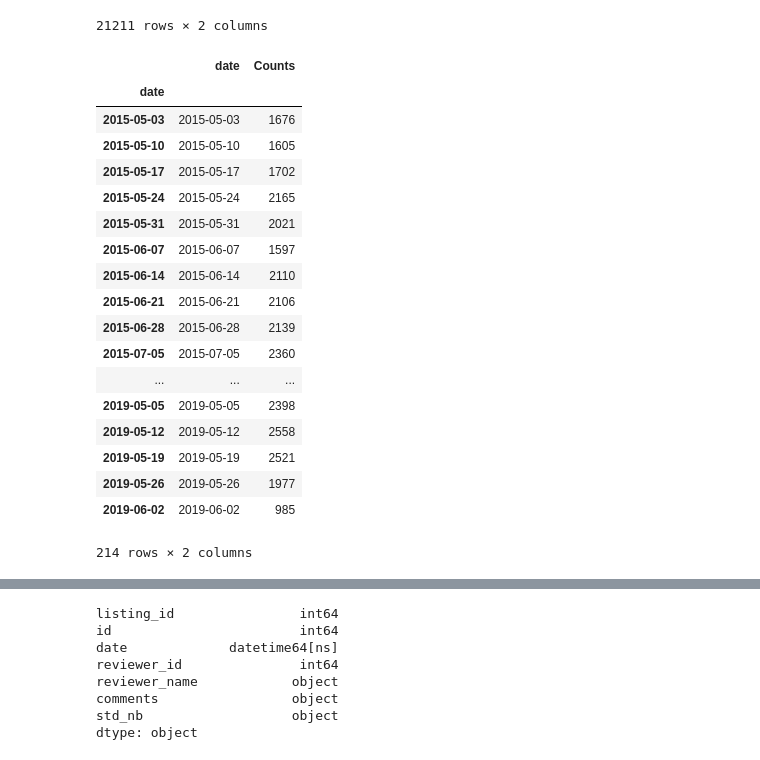
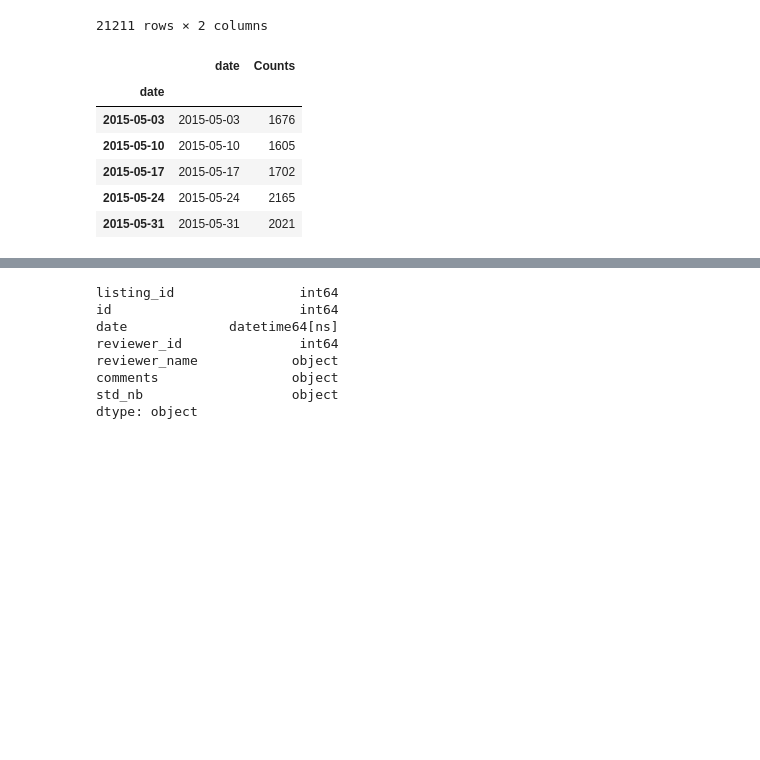
Before and after one commit to karensheng/Airbnb_Regulation, a Jupyter notebook: Reviews Data_EDA.ipynb, the cells around one changed output, grey strips where cells are left out. Cells and saved outputs as stored; diff of their text form; code cells hidden in the pictures; blank space fills up the shorter version.

```diff
--- a/Reviews Data_EDA.ipynb
+++ b/Reviews Data_EDA.ipynb
@@ -237,27 +237,15 @@ reviews.groupby('listing_id').size().reset_index(name='counts').sort_values(by='
 # %%
 reviews_tab = reviews.resample('W').size().reset_index(name='Counts')
 reviews_tab = reviews_tab.set_index(pd.DatetimeIndex(reviews_tab['date']))
 
-reviews_tab = reviews_tab['2015-05-01':]
-reviews_tab
+reviews_tab_post2015 = reviews_tab['2015-05-01':]
+reviews_tab_post2015.head()
 # %% [output]
 |  | date | Counts |
 | date |  |  |
 | 2015-05-03 | 2015-05-03 | 1676 |
 | 2015-05-10 | 2015-05-10 | 1605 |
 | 2015-05-17 | 2015-05-17 | 1702 |
 | 2015-05-24 | 2015-05-24 | 2165 |
 | 2015-05-31 | 2015-05-31 | 2021 |
-| 2015-06-07 | 2015-06-07 | 1597 |
-| 2015-06-14 | 2015-06-14 | 2110 |
-| 2015-06-21 | 2015-06-21 | 2106 |
-| 2015-06-28 | 2015-06-28 | 2139 |
-| 2015-07-05 | 2015-07-05 | 2360 |
-| ... | ... | ... |
-| 2019-05-05 | 2019-05-05 | 2398 |
-| 2019-05-12 | 2019-05-12 | 2558 |
-| 2019-05-19 | 2019-05-19 | 2521 |
-| 2019-05-26 | 2019-05-26 | 1977 |
-| 2019-06-02 | 2019-06-02 | 985 |
-214 rows × 2 columns
 # %%
```
Also changed, not shown: parts of 4 cells of this notebook.
